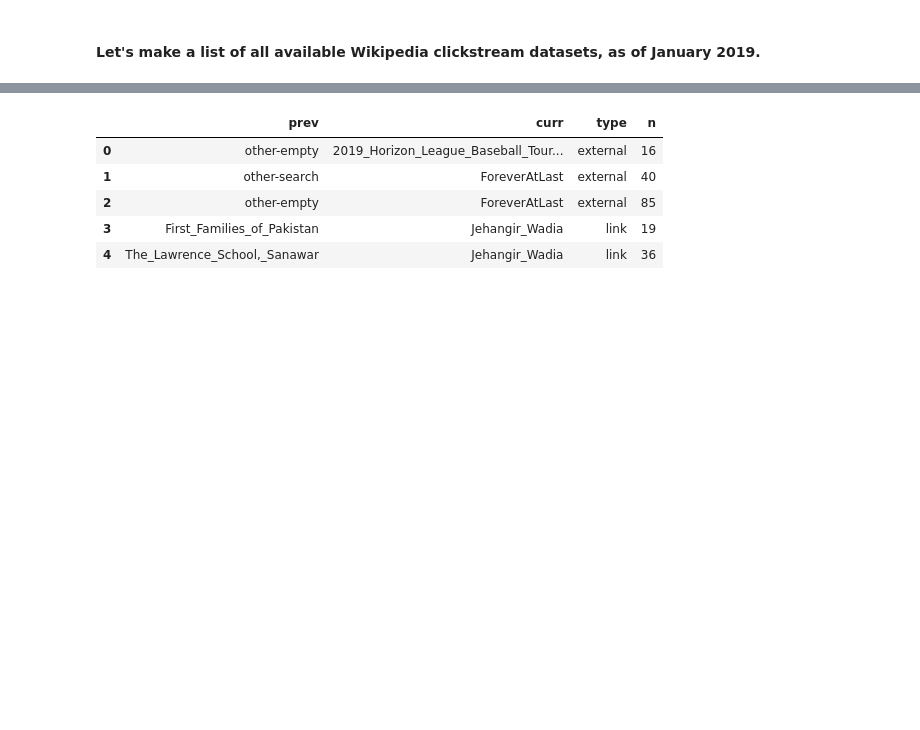
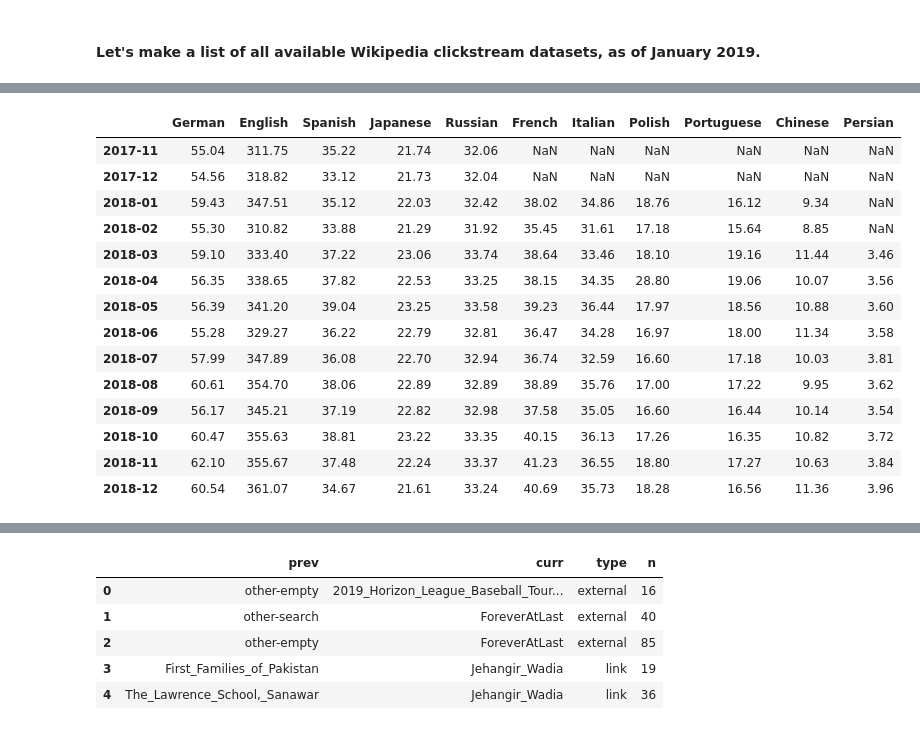
Before and after one commit to 33eyes/wiki-clickstream-graph, a Jupyter notebook: checking_a_sample_raw_dataset.ipynb, the cells around one changed output, grey strips where cells are left out. Cells and saved outputs as stored; diff of their text form; code cells hidden in the pictures; blank space fills up the shorter version.

```diff
--- a/checking_a_sample_raw_dataset.ipynb
+++ b/checking_a_sample_raw_dataset.ipynb
@@ -19,0 +45,9 @@ drwxr-xr-x  6 arina  staff   192B Jan 19 21:59 ..
+# %%
+# Helper function to convert ISO language codes to common language names
+iso_language_codes_github_url = \
+    "https://raw.githubusercontent.com/datasets/language-codes/master/data/language-codes.csv"
+iso_language_codes = pd.read_csv(iso_language_codes_github_url)
+
+def get_language_name(iso_language_code):
+    return iso_language_codes.loc[iso_language_codes["alpha2"] == iso_language_code.lower()]["English"] \
+                .values[0].split(";")[0]
@@ -19,0 +92,18 @@ drwxr-xr-x  6 arina  staff   192B Jan 19 21:59 ..
+# %%
+dataset_sizes_MB_zipped
+# %% [output]
+|  | German | English | Spanish | Japanese | Russian | French | Italian | Polish | Portuguese | Chinese | Persian |
+| 2017-11 | 55.04 | 311.75 | 35.22 | 21.74 | 32.06 | NaN | NaN | NaN | NaN | NaN | NaN |
+| 2017-12 | 54.56 | 318.82 | 33.12 | 21.73 | 32.04 | NaN | NaN | NaN | NaN | NaN | NaN |
+| 2018-01 | 59.43 | 347.51 | 35.12 | 22.03 | 32.42 | 38.02 | 34.86 | 18.76 | 16.12 | 9.34 | NaN |
+| 2018-02 | 55.30 | 310.82 | 33.88 | 21.29 | 31.92 | 35.45 | 31.61 | 17.18 | 15.64 | 8.85 | NaN |
+| 2018-03 | 59.10 | 333.40 | 37.22 | 23.06 | 33.74 | 38.64 | 33.46 | 18.10 | 19.16 | 11.44 | 3.46 |
+| 2018-04 | 56.35 | 338.65 | 37.82 | 22.53 | 33.25 | 38.15 | 34.35 | 28.80 | 19.06 | 10.07 | 3.56 |
+| 2018-05 | 56.39 | 341.20 | 39.04 | 23.25 | 33.58 | 39.23 | 36.44 | 17.97 | 18.56 | 10.88 | 3.60 |
+| 2018-06 | 55.28 | 329.27 | 36.22 | 22.79 | 32.81 | 36.47 | 34.28 | 16.97 | 18.00 | 11.34 | 3.58 |
+| 2018-07 | 57.99 | 347.89 | 36.08 | 22.70 | 32.94 | 36.74 | 32.59 | 16.60 | 17.18 | 10.03 | 3.81 |
+| 2018-08 | 60.61 | 354.70 | 38.06 | 22.89 | 32.89 | 38.89 | 35.76 | 17.00 | 17.22 | 9.95 | 3.62 |
+| 2018-09 | 56.17 | 345.21 | 37.19 | 22.82 | 32.98 | 37.58 | 35.05 | 16.60 | 16.44 | 10.14 | 3.54 |
+| 2018-10 | 60.47 | 355.63 | 38.81 | 23.22 | 33.35 | 40.15 | 36.13 | 17.26 | 16.35 | 10.82 | 3.72 |
+| 2018-11 | 62.10 | 355.67 | 37.48 | 22.24 | 33.37 | 41.23 | 36.55 | 18.80 | 17.27 | 10.63 | 3.84 |
+| 2018-12 | 60.54 | 361.07 | 34.67 | 21.61 | 33.24 | 40.69 | 35.73 | 18.28 | 16.56 | 11.36 | 3.96 |
```
Also changed, not shown: parts of 56 cells of this notebook.
